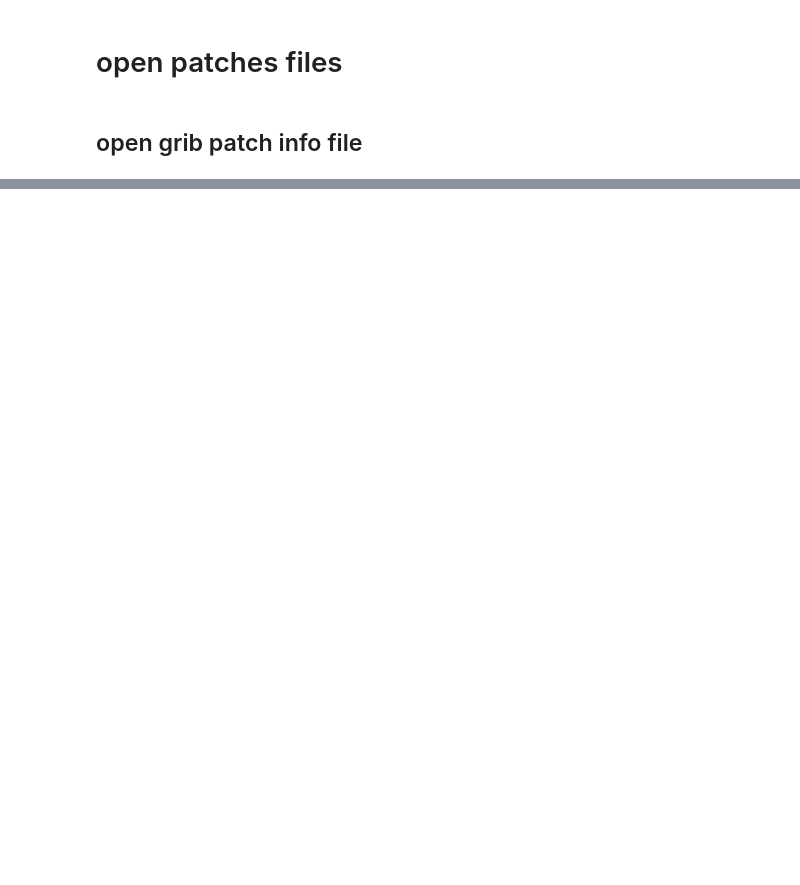
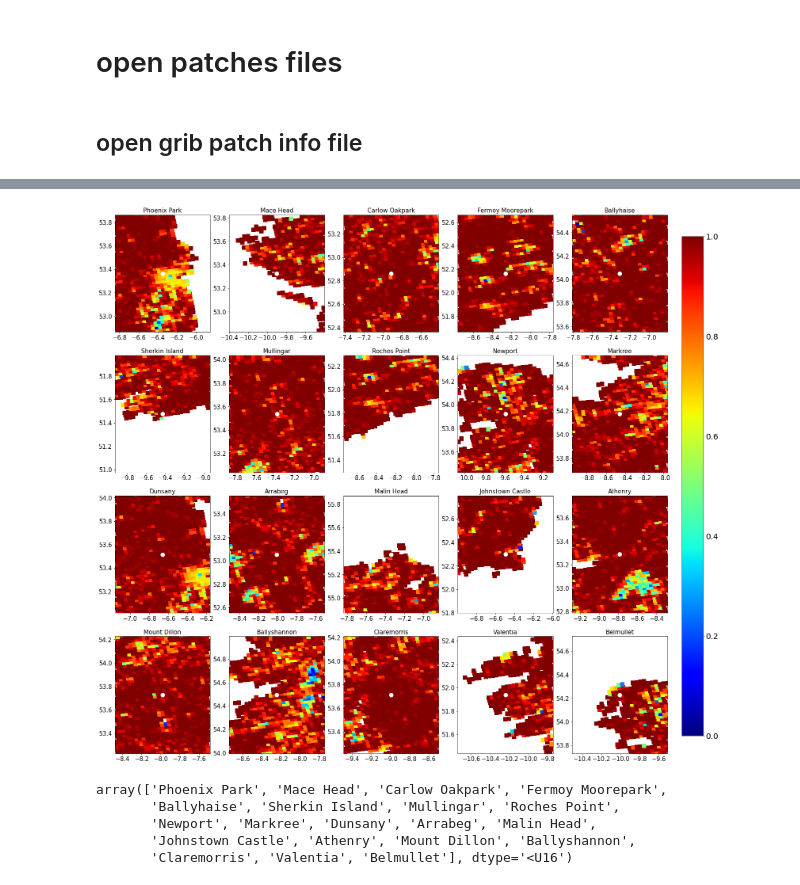
Before and after one commit to gbessardon/patches, a Jupyter notebook: Stations_patches.ipynb, the cells around one changed output, grey strips where cells are left out. Saved outputs shown, nothing was run; the diff lists cells and outputs as text; code cells hidden in the pictures; blank space fills up the shorter version.

```diff
--- a/Stations_patches.ipynb
+++ b/Stations_patches.ipynb
@@ -376,17 +373,23 @@ ax.yaxis.set_tick_params(labelsize=20)
 # %%
 fig, axes = plt.subplots(4, 5,figsize=(25, 25))
 for ax,j in zip(axes.ravel(),range(0,len(LAT))):
         latmin=LAT[j]-0.5
         latmax=LAT[j]+0.5
         lonmin=LON[j]-0.5
         lonmax=LON[j]+0.5
         data, lats, lons = grb.data(lat1=latmin,lat2=latmax,lon1=lonmin,lon2=lonmax)
         c=ax.scatter(lons,lats,c=data,s=100,marker='s',cmap=plt.cm.jet,vmin=0,vmax=1)
         sc=ax.scatter(LON[j],LAT[j],s=100,c='w')
         ax.set_xlim(np.min(lons),np.max(lons))
         ax.set_ylim(np.min(lats),np.max(lats))
+        ax.xaxis.set_tick_params(labelsize=15)
+        ax.yaxis.set_tick_params(labelsize=15)
+        ax.set_title(NAMES[j],fontsize=15)
         #ax.set_xlabel('Longitude',fontsize=20)
         #ax.set_ylabel('Latitude',fontsize=20)
-cbar_ax = fig.add_axes([0.92, 0.15, 0.05, 0.7])
+cbar_ax = fig.add_axes([0.92, 0.15, 0.03, 0.7])
 cb=fig.colorbar(c, cax=cbar_ax)
+cb.ax.tick_params(labelsize=20)
 fig.savefig('patches_station.png')
+# %% [output]
+[figure, added]
@@ -395,3 +396,11 @@ grb.data()
+# %%
+NAMES
+# %% [output]
+array(['Phoenix Park', 'Mace Head', 'Carlow Oakpark', 'Fermoy Moorepark',
+       'Ballyhaise', 'Sherkin Island', 'Mullingar', 'Roches Point',
+       'Newport', 'Markree', 'Dunsany', 'Arrabeg', 'Malin Head',
+       'Johnstown Castle', 'Athenry', 'Mount Dillon', 'Ballyshannon',
+       'Claremorris', 'Valentia', 'Belmullet'], dtype='<U16')
 # %%
 data, lats, lons = grb.data(lat1=latmin,lat2=latmax,lon1=lonmin,lon2=lonmax)
 data.shape, lats.min(), lats.max(), lons.min(), lons.max()
```
Also changed, not shown: parts of 12 cells of this notebook, 3 other files.
